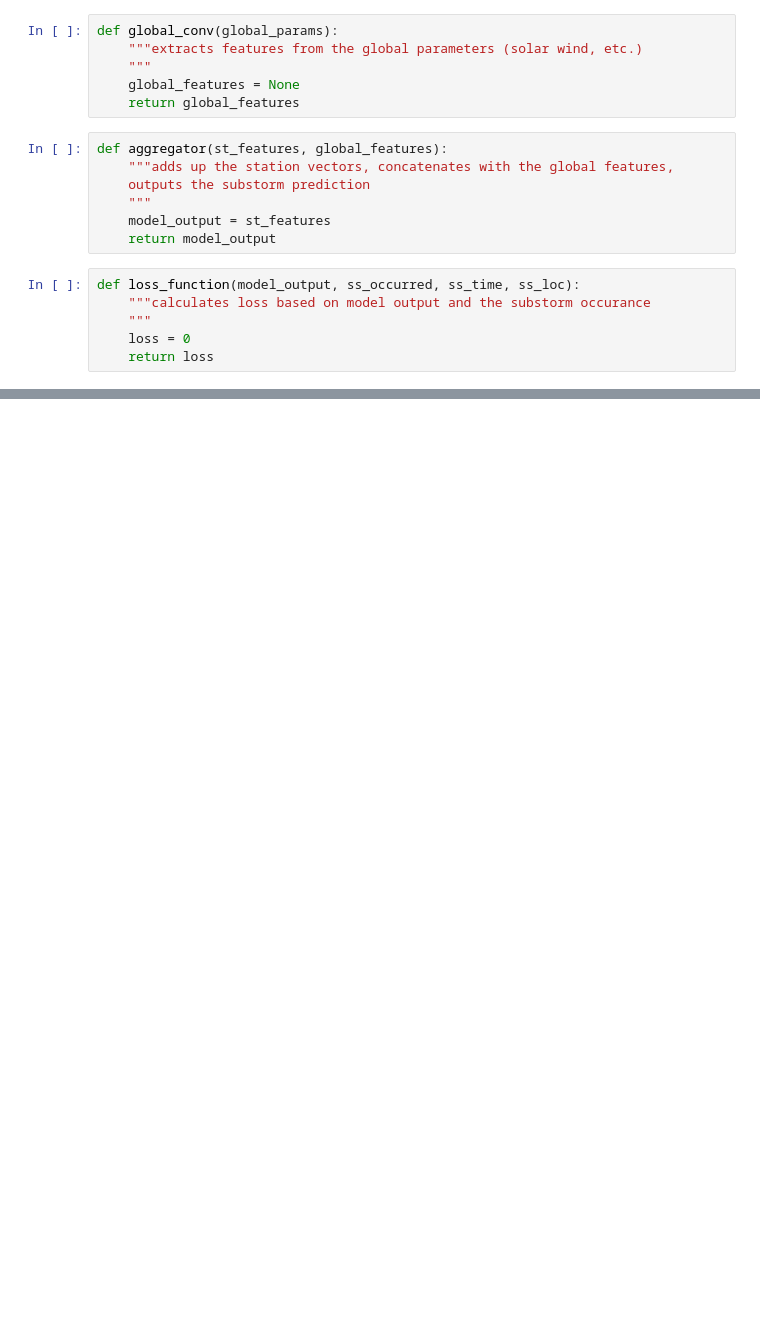
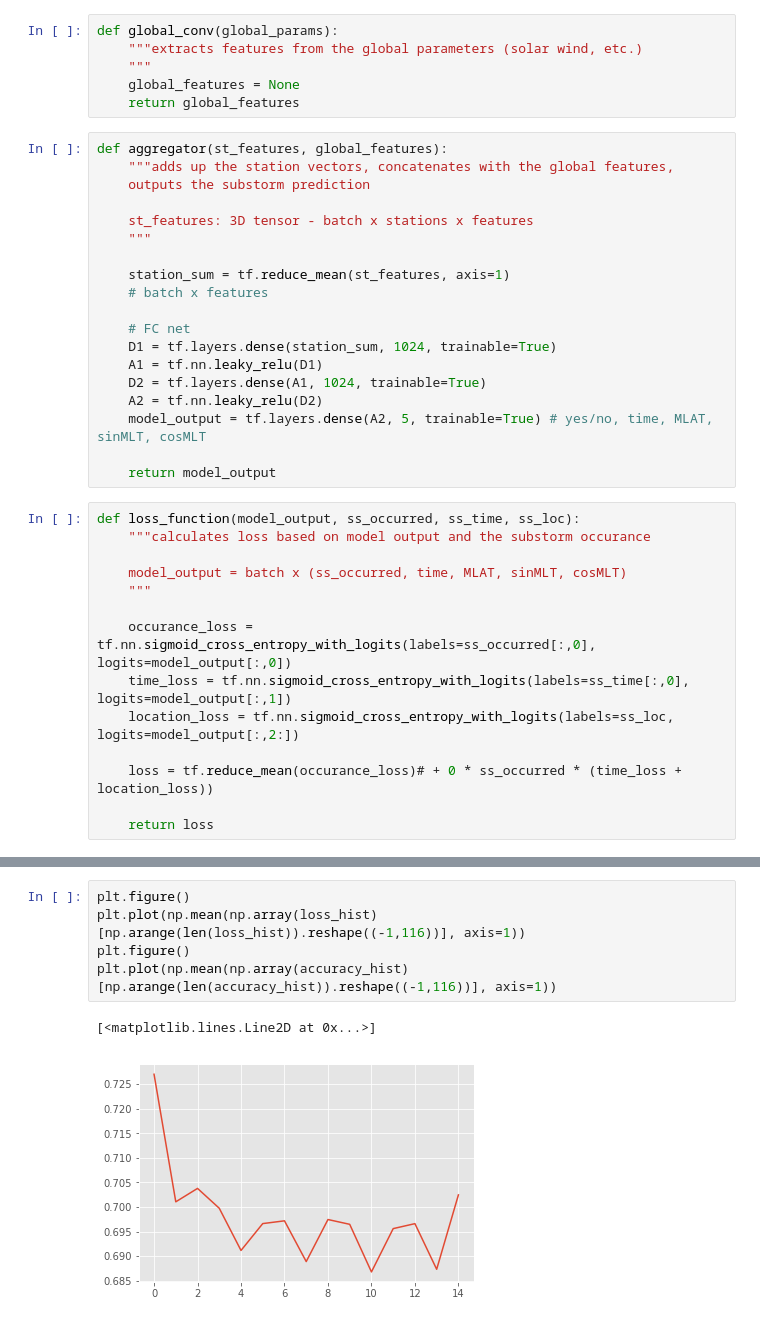
Before and after one commit to gregstarr/space-physics-machine-learning, a Jupyter notebook: deep sets experiment.ipynb, the cells around one changed output, grey strips where cells are left out. Cells and saved outputs as stored; diff of their text form; blank space fills up the shorter version.

```diff
--- a/deep sets experiment.ipynb
+++ b/deep sets experiment.ipynb
@@ -26,17 +80,37 @@ def global_conv(global_params):
     """
     global_features = None
     return global_features
-# %%
-def aggregator(st_features, global_features):
-    """adds up the station vectors, concatenates with the global features,
-    outputs the substorm prediction
-    """
-    model_output = st_features
-    return model_output
+# %%
+def aggregator(st_features, global_features):
+    """adds up the station vectors, concatenates with the global features,
+    outputs the substorm prediction
+
+    st_features: 3D tensor - batch x stations x features
+    """
+
+    station_sum = tf.reduce_mean(st_features, axis=1)
+    # batch x features
+
+    # FC net
+    D1 = tf.layers.dense(station_sum, 1024, trainable=True)
+    A1 = tf.nn.leaky_relu(D1)
+    D2 = tf.layers.dense(A1, 1024, trainable=True)
+    A2 = tf.nn.leaky_relu(D2)
+    model_output = tf.layers.dense(A2, 5, trainable=True) # yes/no, time, MLAT, sinMLT, cosMLT
+
+    return model_output
 # %%
 def loss_function(model_output, ss_occurred, ss_time, ss_loc):
     """calculates loss based on model output and the substorm occurance
+
+    model_output = batch x (ss_occurred, time, MLAT, sinMLT, cosMLT)
     """
-    loss = 0
+
+    occurance_loss = tf.nn.sigmoid_cross_entropy_with_logits(labels=ss_occurred[:,0], logits=model_output[:,0])
+    time_loss = tf.nn.sigmoid_cross_entropy_with_logits(labels=ss_time[:,0], logits=model_output[:,1])
+    location_loss = tf.nn.sigmoid_cross_entropy_with_logits(labels=ss_loc, logits=model_output[:,2:])
+
+    loss = tf.reduce_mean(occurance_loss)# + 0 * ss_occurred * (time_loss + location_loss))
+
     return loss
 # %%
@@ -87,0 +222,8 @@ AttributeError: 'int' object has no attribute 'dtype'
+# %%
+plt.figure()
+plt.plot(np.mean(np.array(loss_hist)[np.arange(len(loss_hist)).reshape((-1,116))], axis=1))
+plt.figure()
+plt.plot(np.mean(np.array(accuracy_hist)[np.arange(len(accuracy_hist)).reshape((-1,116))], axis=1))
+# %% [output]
+[<matplotlib.lines.Line2D at 0x...>]
+[figure, added]
```
Also changed, not shown: parts of 8 cells of this notebook, 3 other files.
